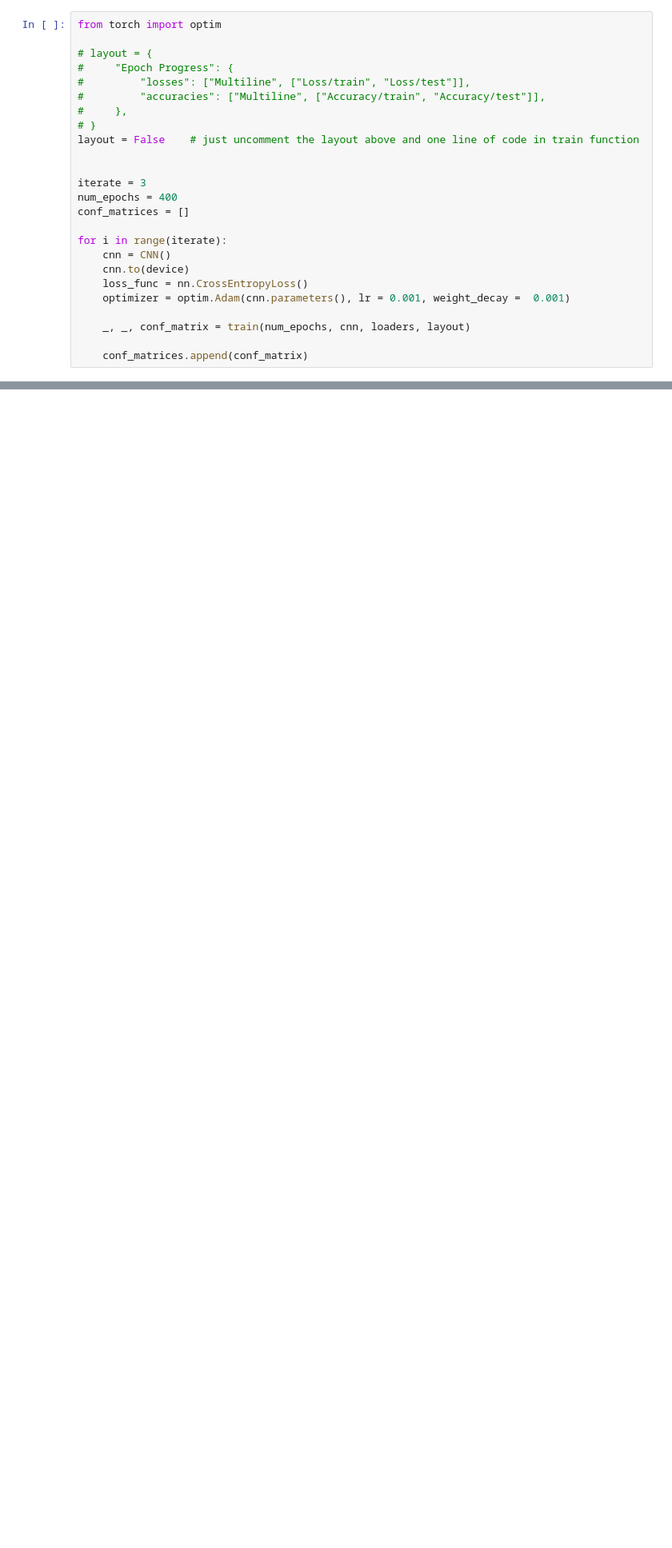
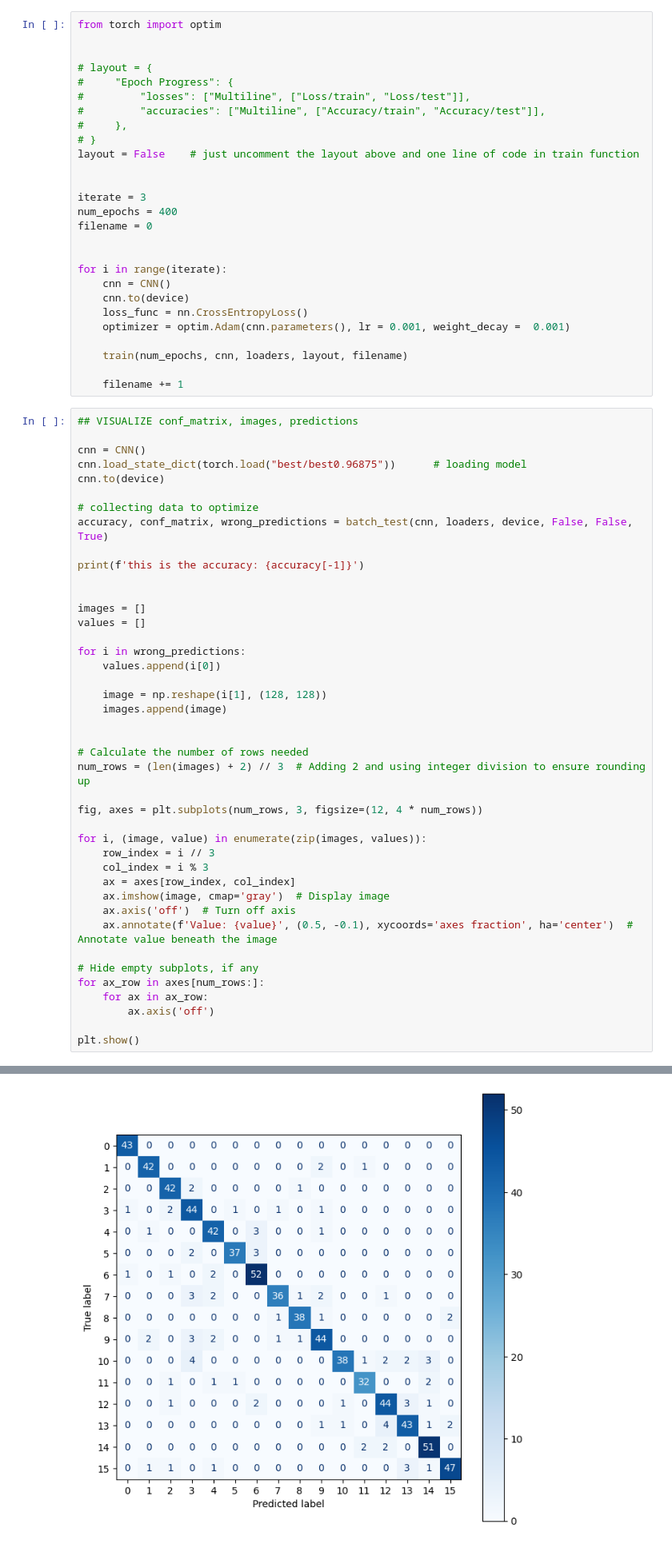
Before and after one commit to dragox134/AI_num_prediction, a Jupyter notebook: Actual_AI.ipynb, the cells around one changed output, grey strips where cells are left out. Shown at 80% size. Drawn from its saved outputs; the diff is of its cells as text; blank space fills up the shorter version.

Commit message:
Exploring model flaws
Added confusion matrix
Collecting of false predictions
Saving the best model

```diff
--- a/Actual_AI.ipynb
+++ b/Actual_AI.ipynb
@@ -360,5 +382,6 @@ def train(num_epochs, cnn, loaders, layout):
 # %%
 from torch import optim
+
 
 # layout = {
 #     "Epoch Progress": {
@@ -371,7 +394,8 @@ layout = False    # just uncomment the layout above and one line of code in trai
 
 iterate = 3
 num_epochs = 400
-conf_matrices = []
+filename = 0
+
 
 for i in range(iterate):
     cnn = CNN()
@@ -379,6 +403,49 @@ for i in range(iterate):
     loss_func = nn.CrossEntropyLoss()
     optimizer = optim.Adam(cnn.parameters(), lr = 0.001, weight_decay =  0.001)
 
-    _, _, conf_matrix = train(num_epochs, cnn, loaders, layout)
+    train(num_epochs, cnn, loaders, layout, filename)
 
-    conf_matrices.append(conf_matrix)
+    filename += 1
+# %%
+## VISUALIZE conf_matrix, images, predictions
+
+cnn = CNN()
+cnn.load_state_dict(torch.load("best/best0.96875"))      # loading model
+cnn.to(device)
+
+# collecting data to optimize
+accuracy, conf_matrix, wrong_predictions = batch_test(cnn, loaders, device, False, False, True)
+
+print(f'this is the accuracy: {accuracy[-1]}')
+
+
+images = []
+values = []
+
+for i in wrong_predictions:
+    values.append(i[0])
+
+    image = np.reshape(i[1], (128, 128))
+    images.append(image)
+
+
+# Calculate the number of rows needed
+num_rows = (len(images) + 2) // 3  # Adding 2 and using integer division to ensure rounding up
+
+fig, axes = plt.subplots(num_rows, 3, figsize=(12, 4 * num_rows))
+
+for i, (image, value) in enumerate(zip(images, values)):
+    row_index = i // 3
+    col_index = i % 3
+    ax = axes[row_index, col_index]
+    ax.imshow(image, cmap='gray')  # Display image
+    ax.axis('off')  # Turn off axis
+    ax.annotate(f'Value: {value}', (0.5, -0.1), xycoords='axes fraction', ha='center')  # Annotate value beneath the image
+
+# Hide empty subplots, if any
+for ax_row in axes[num_rows:]:
+    for ax in ax_row:
+        ax.axis('off')
+
+plt.show()
+# %% [output]
@@ -384,0 +453 @@ for i in range(iterate):
+[figure, added]
```
Also changed, not shown: parts of 4 cells of this notebook, 6 other files.
